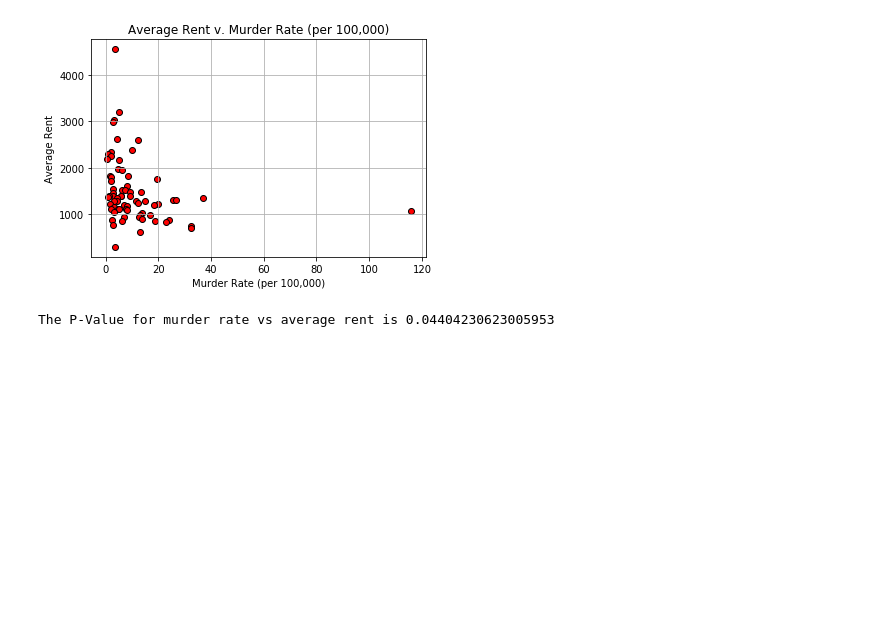
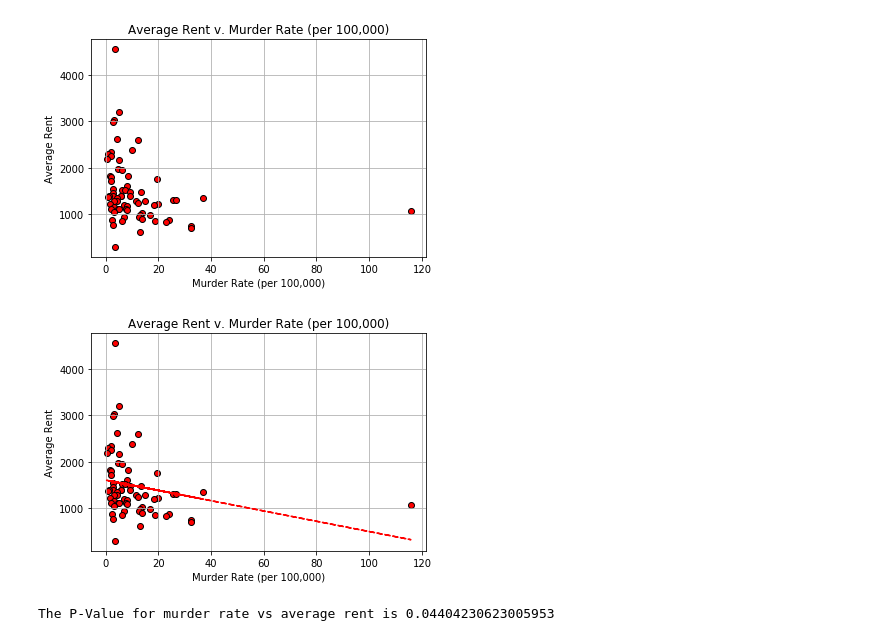
Before and after one commit to chrisholyoake/SealTeamFour, a Jupyter notebook: charting.ipynb, the cells around one changed output. Cells and saved outputs as stored; diff of their text form; code cells hidden in the pictures; blank space fills up the shorter version.

Commit message:
clenaned up charts

```diff
--- a/charting.ipynb
+++ b/charting.ipynb
@@ -237,6 +223,31 @@ plt.savefig('Charts/MurderRateVRent.png')
 # plt.show()
 # %% [output]
 [figure]
+# %%
+#MURDER RATE VS RENT W/ TRENDLINE
+# Sort the data frame by murder rate
+city_data.sort_values("Murder Rate (per 100,000)")
+
+plt.scatter(city_data["Murder Rate (per 100,000)"],city_data["Average Rent"], marker="o", facecolors="red",
+            edgecolors="black")
+
+# Create a title, x label, and y label for our chart
+plt.title("Average Rent v. Murder Rate (per 100,000)")
+plt.xlabel("Murder Rate (per 100,000)")
+plt.ylabel("Average Rent")
+
+plt.grid()
+
+#trendline
+z = np.polyfit(city_data["Murder Rate (per 100,000)"], city_data["Average Rent"], 1)
+p = np.poly1d(z)
+plt.plot(city_data["Murder Rate (per 100,000)"],p(city_data["Murder Rate (per 100,000)"]),"r--")
+
+ # Save the image of the chart and print to screen
+plt.savefig('Charts/MurderRateVRent.png')
+# plt.show()
+# %% [output]
+[figure, added]
 # %%
 # RSQUARED for rate of rent vs murder rate
 gradient, intercept, r_value, p_value, std_err = stats.linregress(city_data["Murder Rate (per 100,000)"],city_data["Average Rent"])
```
Also changed, not shown: parts of 3 cells of this notebook, 3 other files.
